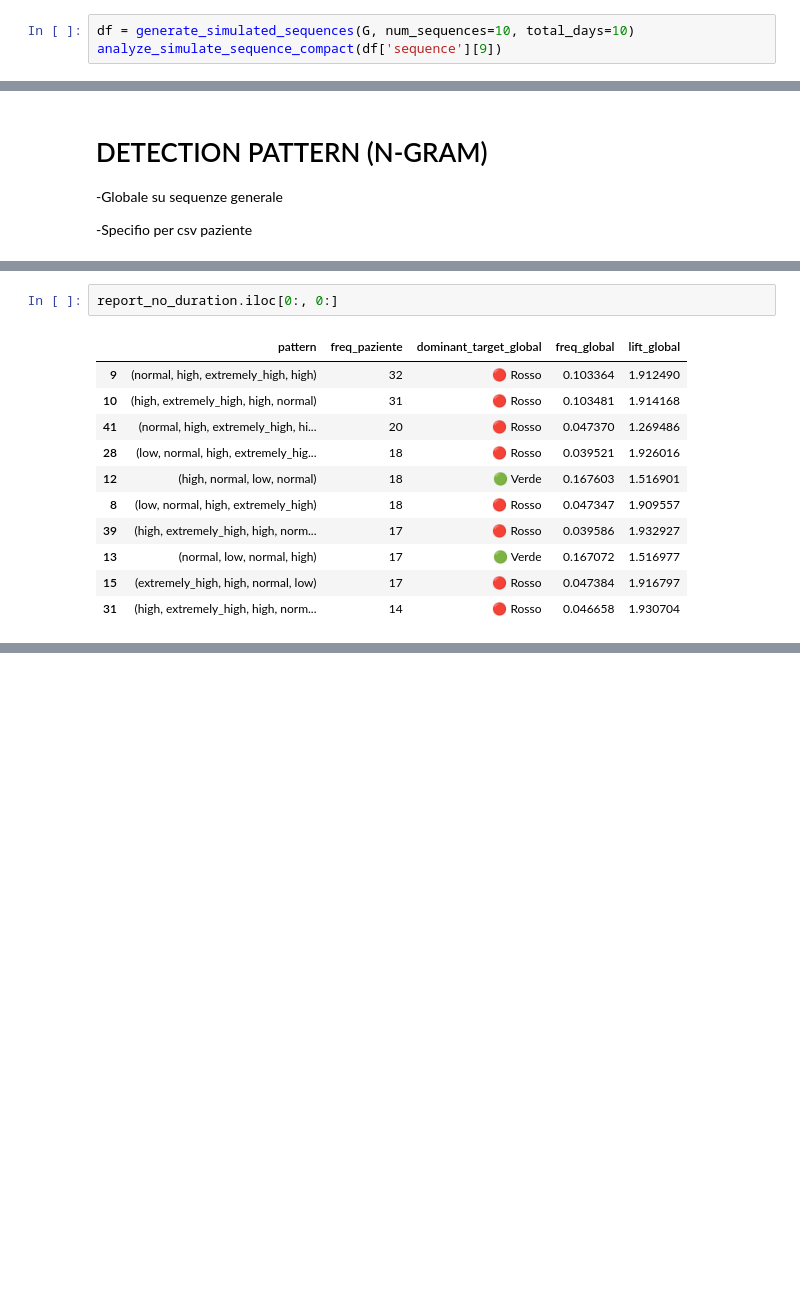
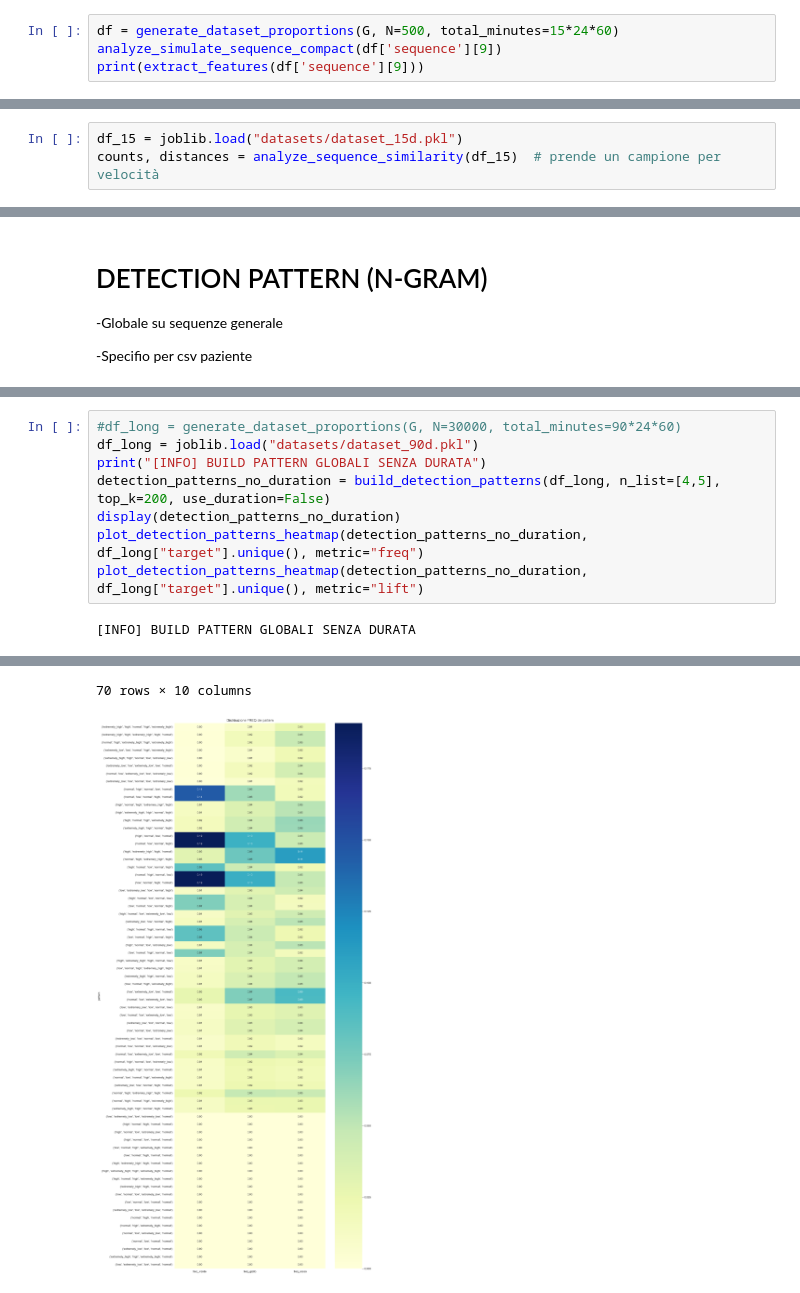
Before and after one commit to LorenzoTucceri/hybrid-cep-lstm-diabetes, a Jupyter notebook: backend-iseql/detection_pattern.ipynb, the cells around one changed output, grey strips where cells are left out. Saved outputs shown, nothing was run; the diff lists cells and outputs as text; blank space fills up the shorter version.

```diff
--- a/backend-iseql/detection_pattern.ipynb
+++ b/backend-iseql/detection_pattern.ipynb
@@ -1022,4 +1194,5 @@ def generate_simulated_sequences(G, num_sequences=30000, total_days=20, output_d
 # %%
-df = generate_simulated_sequences(G, num_sequences=10, total_days=10)
+df = generate_dataset_proportions(G, N=500, total_minutes=15*24*60)
 analyze_simulate_sequence_compact(df['sequence'][9])
+print(extract_features(df['sequence'][9]))
 # %% [output]
@@ -1329,0 +1242,3 @@ NameError: name 'model' is not defined
+# %%
+df_15 = joblib.load("datasets/dataset_15d.pkl")
+counts, distances = analyze_sequence_similarity(df_15)  # prende un campione per velocità
@@ -1781,14 +1651,10 @@ Distribuzione dei target nel dataset:
-# %%
-report_no_duration.iloc[0:, 0:]
-# %% [output]
-|  | pattern | freq_paziente | dominant_target_global | freq_global | lift_global |
-| 9 | (normal, high, extremely_high, high) | 32 | 🔴 Rosso | 0.103364 | 1.912490 |
-| 10 | (high, extremely_high, high, normal) | 31 | 🔴 Rosso | 0.103481 | 1.914168 |
-| 41 | (normal, high, extremely_high, hi... | 20 | 🔴 Rosso | 0.047370 | 1.269486 |
-| 28 | (low, normal, high, extremely_hig... | 18 | 🔴 Rosso | 0.039521 | 1.926016 |
-| 12 | (high, normal, low, normal) | 18 | 🟢 Verde | 0.167603 | 1.516901 |
-| 8 | (low, normal, high, extremely_high) | 18 | 🔴 Rosso | 0.047347 | 1.909557 |
-| 39 | (high, extremely_high, high, norm... | 17 | 🔴 Rosso | 0.039586 | 1.932927 |
-| 13 | (normal, low, normal, high) | 17 | 🟢 Verde | 0.167072 | 1.516977 |
-| 15 | (extremely_high, high, normal, low) | 17 | 🔴 Rosso | 0.047384 | 1.916797 |
-| 31 | (high, extremely_high, high, norm... | 14 | 🔴 Rosso | 0.046658 | 1.930704 |
+# %%
+#df_long = generate_dataset_proportions(G, N=30000, total_minutes=90*24*60)
+df_long = joblib.load("datasets/dataset_90d.pkl")
+print("[INFO] BUILD PATTERN GLOBALI SENZA DURATA")
+detection_patterns_no_duration = build_detection_patterns(df_long, n_list=[4,5], top_k=200, use_duration=False)
+display(detection_patterns_no_duration)
+plot_detection_patterns_heatmap(detection_patterns_no_duration, df_long["target"].unique(), metric="freq")
+plot_detection_patterns_heatmap(detection_patterns_no_duration, df_long["target"].unique(), metric="lift")
+# %% [output]
+[INFO] BUILD PATTERN GLOBALI SENZA DURATA
@@ -1794,0 +1673,2 @@ report_no_duration.iloc[0:, 0:]
+70 rows × 10 columns
+[figure, added]
```
Also changed, not shown: parts of 20 cells of this notebook, 20 other files.
